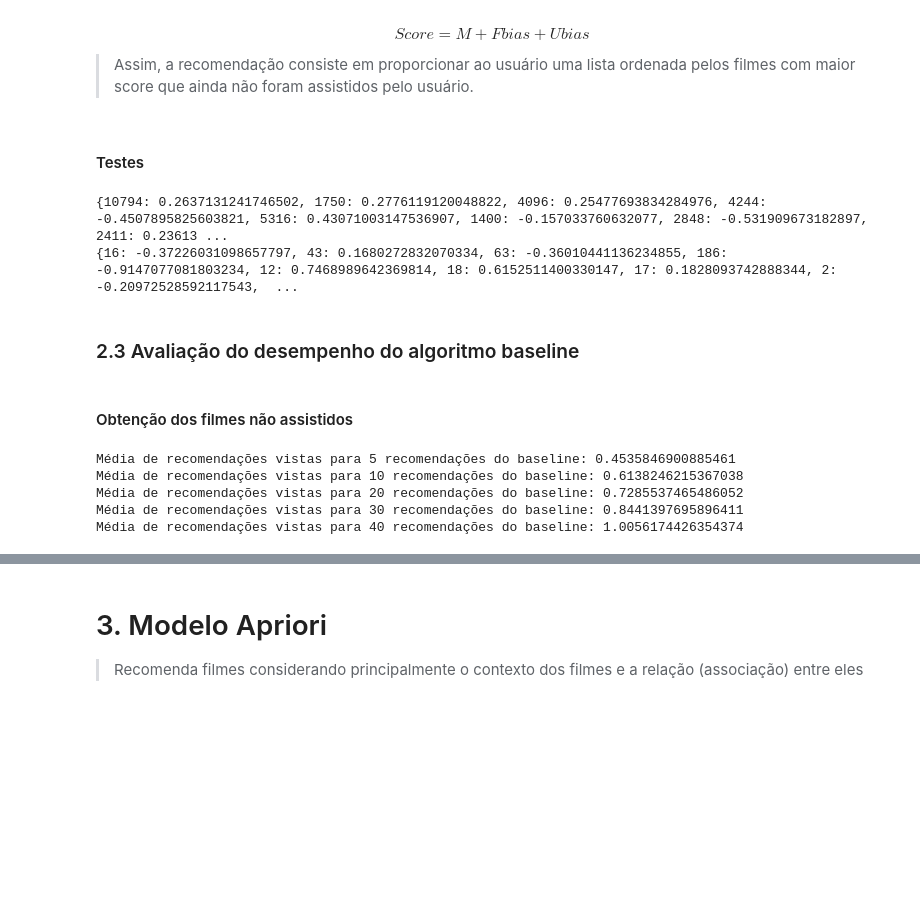
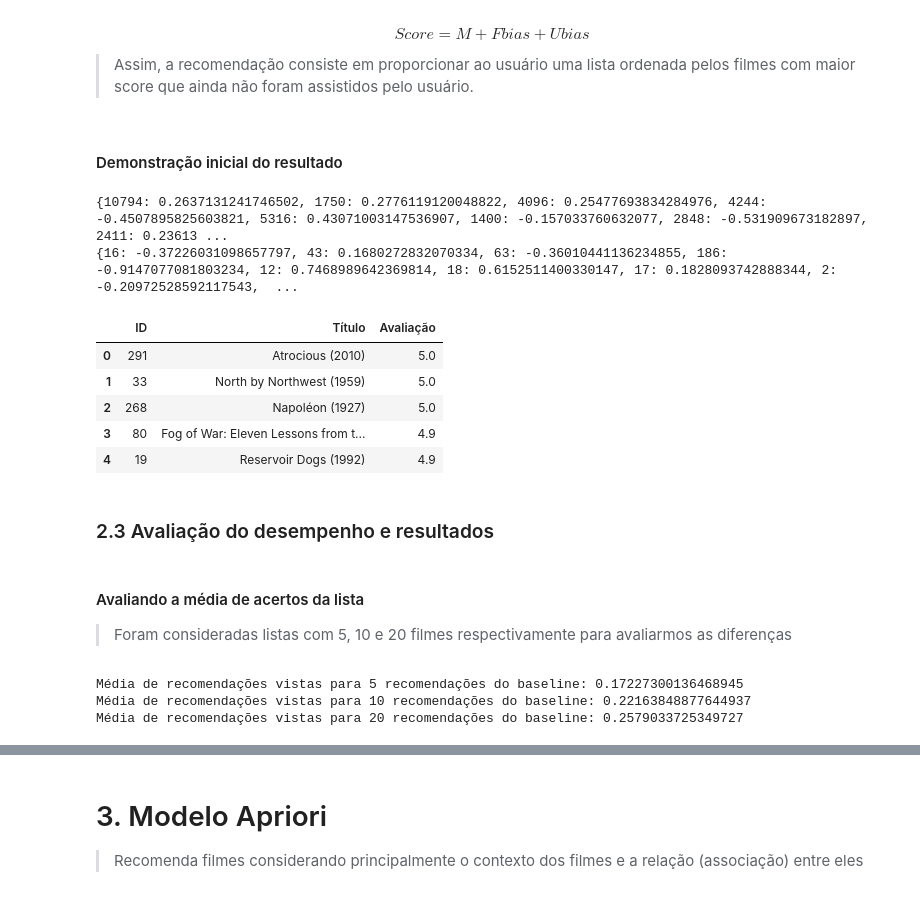
Before and after one commit to israelfs/Movies_Recommendation, a Jupyter notebook: IA_Baseline_e_Apriori.ipynb, the cells around one changed output, grey strips where cells are left out. Saved outputs shown, nothing was run; the diff lists cells and outputs as text; code cells hidden in the pictures; blank space fills up the shorter version.

```diff
--- a/IA_Baseline_e_Apriori.ipynb
+++ b/IA_Baseline_e_Apriori.ipynb
@@ -286,8 +302,8 @@ def RecommendMovies(df, userId, globalMean, userBias, movieBias, k = 5):
       # Ordena de forma crescente a lista de filmes recomendados pela nota
     recommend.sort(key=lambda x: x[1], reverse=True)
     return recommend[:k]
-# %% [markdown]
-#### Testes
+# %% [markdown]
+#### Demonstração inicial do resultado
 # %%
 train_global_mean, train_user_bias, train_movie_bias = get_bias(df_train)
 # %%
@@ -296,10 +312,28 @@ print(train_movie_bias)
 # %% [output]
 {10794: 0.2637131241746502, 1750: 0.2776119120048822, 4096: 0.25477693834284976, 4244: -0.4507895825603821, 5316: 0.43071003147536907, 1400: -0.157033760632077, 2848: -0.531909673182897, 2411: 0.23613 ...
 {16: -0.37226031098657797, 43: 0.1680272832070334, 63: -0.36010441136234855, 186: -0.9147077081803234, 12: 0.7468989642369814, 18: 0.6152511400330147, 17: 0.1828093742888344, 2: -0.20972528592117543,  ...
+# %%
+recommendation = RecommendMovies(df_train, 0, train_global_mean,
+                                        train_user_bias, train_movie_bias, k=5)
+
+
+recommendation = [[line[0], get_movie_title(int(line[0])), m.floor(line[1] * 10) / 10] for line in recommendation]
+df_baseline = pd.DataFrame(recommendation, columns=['ID', 'Título', 'Avaliação'])
+
+df_baseline.head()
+# %% [output]
+|  | ID | Título | Avaliação |
+| 0 | 291 | Atrocious (2010) | 5.0 |
+| 1 | 33 | North by Northwest (1959) | 5.0 |
+| 2 | 268 | Napoléon (1927) | 5.0 |
+| 3 | 80 | Fog of War: Eleven Lessons from t... | 4.9 |
+| 4 | 19 | Reservoir Dogs (1992) | 4.9 |
 # %% [markdown]
-### 2.3 Avaliação do desempenho do algoritmo baseline
+### 2.3 Avaliação do desempenho e resultados
-# %% [markdown]
-#### Obtenção dos filmes não assistidos
+# %% [markdown]
+#### Avaliando a média de acertos da lista
+
+>Foram consideradas listas com 5, 10 e 20  filmes respectivamente para avaliarmos as diferenças
 # %%
 # Verifica se a recomendação sugerida pelo método Baseline é um filme
 # que o usuário realmente assistiu e deu uma nota maior ou igual a minRate.
@@ -330,25 +367,17 @@ def check_recomendations(dfTrain, dfTest, globalMean, userBias,
 # %%
 users = df_test['userId'].unique().tolist()
 min_rate = 3
-found_5 = check_recomendations(df_train, df_test, train_global_mean, train_user_bias,
+found_5 = check_recommendations(df_train, df_test, train_global_mean, train_user_bias,
                              train_movie_bias, users, min_rate, 5)
-found_10 = check_recomendations(df_train, df_test, train_global_mean, train_user_bias,
+found_10 = check_recommendations(df_train, df_test, train_global_mean, train_user_bias,
                              train_movie_bias, users, min_rate, 10)
-found_20 = check_recomendations(df_train, df_test, train_global_mean, train_user_bias,
+found_20 = check_recommendations(df_train, df_test, train_global_mean, train_user_bias,
                              train_movie_bias, users, min_rate, 20)
-found_30 = check_recomendations(df_train, df_test, train_global_mean, train_user_bias,
-                             train_movie_bias, users, min_rate, 30)
-found_40 = check_recomendations(df_train, df_test, train_global_mean, train_user_bias,
-                             train_movie_bias, users, min_rate, 40)
 
 print('Média de recomendações vistas para', 5,'recomendações do baseline:', np.mean(found_5))
 print('Média de recomendações vistas para', 10,'recomendações do baseline:', np.mean(found_10))
 print('Média de recomendações vistas para', 20,'recomendações do baseline:', np.mean(found_20))
-print('Média de recomendações vistas para', 30,'recomendações do baseline:', np.mean(found_30))
-print('Média de recomendações vistas para', 40,'recomendações do baseline:', np.mean(found_40))
 # %% [output]
-Média de recomendações vistas para 5 recomendações do baseline: 0.4535846900885461
-Média de recomendações vistas para 10 recomendações do baseline: 0.6138246215367038
-Média de recomendações vistas para 20 recomendações do baseline: 0.7285537465486052
-Média de recomendações vistas para 30 recomendações do baseline: 0.8441397695896411
-Média de recomendações vistas para 40 recomendações do baseline: 1.0056174426354374
+Média de recomendações vistas para 5 recomendações do baseline: 0.17227300136468945
+Média de recomendações vistas para 10 recomendações do baseline: 0.22163848877644937
+Média de recomendações vistas para 20 recomendações do baseline: 0.2579033725349727
```
Also changed, not shown: parts of 33 cells of this notebook.
